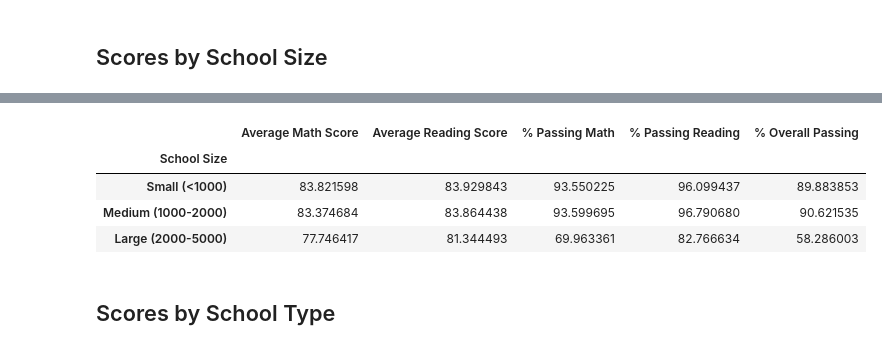
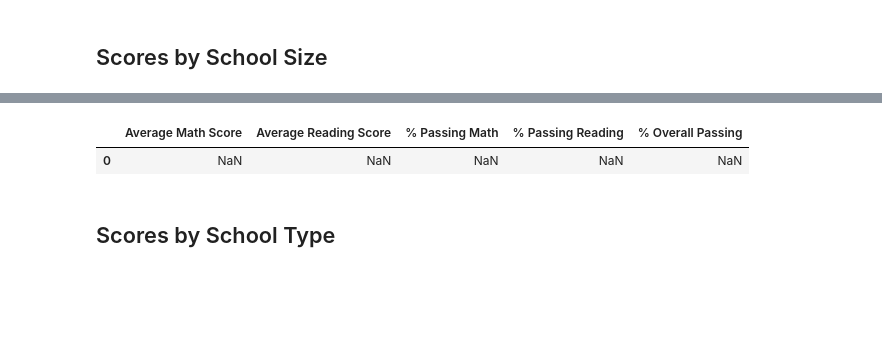
Before and after one commit to acwalker5875/pandas-challenge, a Jupyter notebook: PyCitySchools/PyCitySchools_solution.ipynb, the cells around one changed output, grey strips where cells are left out. Saved outputs shown, nothing was run; the diff lists cells and outputs as text; code cells hidden in the pictures; blank space fills up the shorter version.

```diff
--- a/PyCitySchools/PyCitySchools_solution.ipynb
+++ b/PyCitySchools/PyCitySchools_solution.ipynb
@@ -130,11 +141,11 @@ per_school_capita = total_budget / per_school_counts
 # %%
 # Calculate the average test scores per school
-per_school_math =
-per_school_reading =
+per_school_math = school_data_complete.groupby('school_name')['math_score'].mean()
+per_school_reading = school_data_complete.groupby('school_name')['reading_score'].mean()
 # %%
 # Calculate the number of students per school with math scores of 70 or higher
 students_passing_math = school_data_complete[school_data_complete["math_score"] >= 70]
-school_students_passing_math = students_passing_reading.groupby(["school_name"]).size()
+school_students_passing_math = students_passing_math.groupby(["school_name"]).size()
 # %%
 # Calculate the number of students per school with reading scores of 70 or higher
 students_passing_reading = school_data_complete[school_data_complete["reading_score"] >= 70]
@@ -152,8 +163,15 @@ per_school_passing_reading = school_students_passing_reading / per_school_counts
 overall_passing_rate = school_students_passing_math_and_reading / per_school_counts * 100
 # %%
 # Create a DataFrame called `per_school_summary` with columns for the calculations above.
-per_school_summary = pd.DataFrame({"School Type", "Total Students", "Total School Budget", "Per Student Budget", "Average Math Score",
-                                    "Average Reading Score", "% Passing Math", "% Passing Reading", "% Overall Passing"})
+per_school_summary = pd.DataFrame({"School Type": school_types,
+                                    "Total Students": per_school_counts,
+                                    "Total School Budget": per_school_budget,
+                                    "Per Student Budget": per_school_capita,
+                                    "Average Math Score": per_school_math,
+                                    "Average Reading Score": per_school_reading,
+                                    "% Passing Math": per_school_passing_math,
+                                    "% Passing Reading": per_school_passing_reading,
+                                    "% Overall Passing": overall_passing_rate})
 
 # Formatting
 per_school_summary["Total School Budget"] = per_school_summary["Total School Budget"].map("${:,.2f}".format)
@@ -328,7 +362,7 @@ labels = ["Small (<1000)", "Medium (1000-2000)", "Large (2000-5000)"]
 # Categorize the spending based on the bins
 # Use `pd.cut` on the "Total Students" column of the `per_school_summary` DataFrame.
 
-per_school_summary["School Size"] = pd.cut(x=per_school_summary["School Size"], size_bins, labels)
+per_school_summary["School Size"] = pd.cut(per_school_summary["Total Students"], bins=size_bins, labels=labels)
 
 per_school_summary
 # %% [output]
@@ -358,18 +379,17 @@ size_overall_passing = per_school_summary.groupby(["School Size"])["% Overall Pa
 # %%
 # Create a DataFrame called `size_summary` that breaks down school performance based on school size (small, medium, or large).
 # Use the scores above to create a new DataFrame called `size_summary`
-size_summary = pd.DataFrame({size_math_scores, size_reading_scores, size_passing_math, size_passing_reading, size_overall_passing})
-
-size_summary = size_summary[["Average Math Score", "Average Reading Score", "% Passing Math", "% Overall Passing"]]
+size_summary = pd.DataFrame({"Average Math Score": size_math_scores,
+                            "Average Reading Score": size_reading_scores,
+                            "% Passing Math": size_passing_math,
+                            "% Passing Reading": size_passing_reading,
+                            "% Overall Passing": size_overall_passing}, index=[0])
 
 # Display results
 size_summary
 # %% [output]
 |  | Average Math Score | Average Reading Score | % Passing Math | % Passing Reading | % Overall Passing |
-| School Size |  |  |  |  |  |
-| Small (<1000) | 83.821598 | 83.929843 | 93.550225 | 96.099437 | 89.883853 |
-| Medium (1000-2000) | 83.374684 | 83.864438 | 93.599695 | 96.790680 | 90.621535 |
-| Large (2000-5000) | 77.746417 | 81.344493 | 69.963361 | 82.766634 | 58.286003 |
+| 0 | NaN | NaN | NaN | NaN | NaN |
 # %% [markdown]
 ## Scores by School Type
 # %%
```
Also changed, not shown: parts of 14 cells of this notebook.
